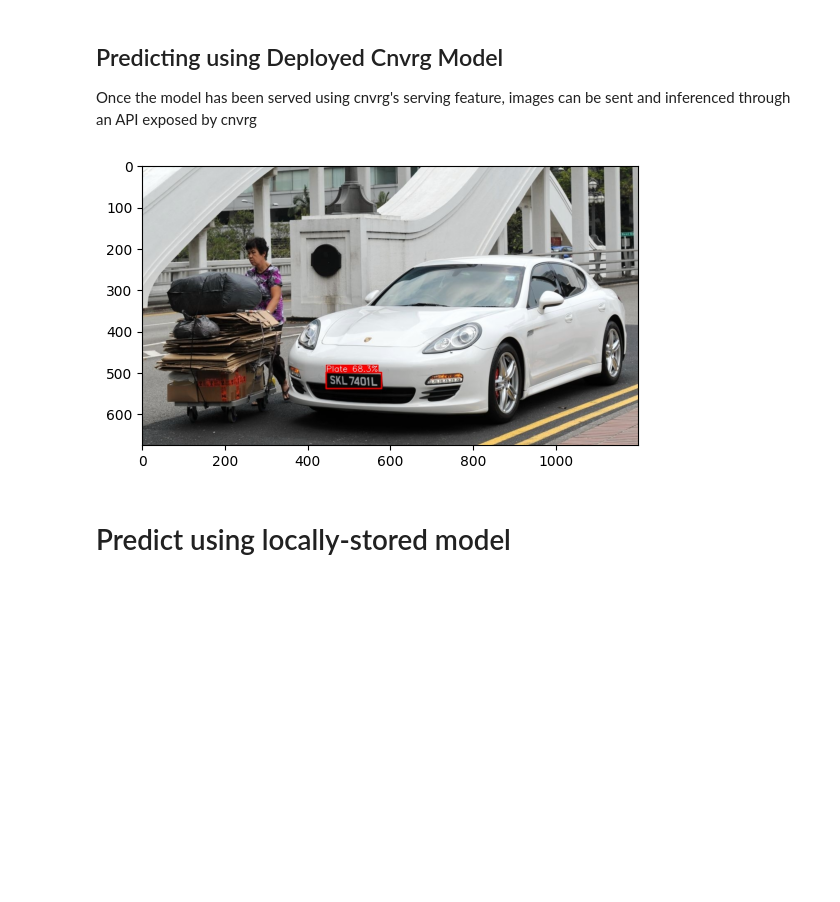
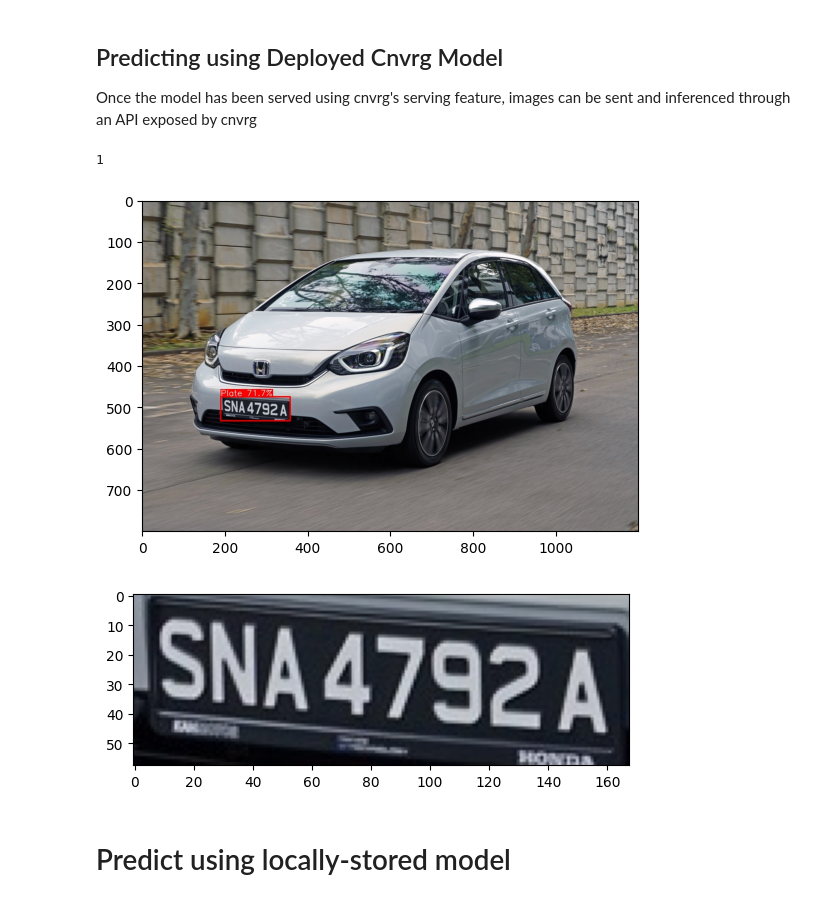
Before and after one commit to yxchia98/seeLPlates, a Jupyter notebook: cnvrg-predict.ipynb, the cells around one changed output. Drawn from its saved outputs; the diff is of its cells as text; code cells hidden in the pictures; blank space fills up the shorter version.

Commit message:
updated remote predict function

```diff
--- a/cnvrg-predict.ipynb
+++ b/cnvrg-predict.ipynb
@@ -14,39 +14,50 @@ import torch
 
 
 
-image = cv2.imread("test-images/06.jpg")
+image = cv2.imread("test-images/07.jpg")
 jpg_as_text = base64.b64encode(cv2.imencode('.jpg', image)[1]).decode()
 
-conn = http.client.HTTPSConnection("predict-lp-gpu-1.mlops.cnasg.dellcsc.com", 443)
+conn = http.client.HTTPSConnection("lpd-1.mlops.cnasg.dellcsc.com", 443)
 
 # payload = "{\"input_params\": \"" + image.tostring() + "\"}"
 
 payload = {
     'input_params': jpg_as_text
 }
 
 headers = {
-    'Cnvrg-Api-Key': "Y42BVQjkCW29XN7NsWrLuFSr",
+    'Cnvrg-Api-Key': "ZHHMa73cWyPe8BbTGVbMfu9t",
     'Content-Type': "application/json"
     }
 
 
-conn.request("POST", "/api/v1/endpoints/wirjudesd7xzvppzuqdy", json.dumps(payload), headers)
+conn.request("POST", "/api/v1/endpoints/lfqwxahxdvzzrfzdbeb8", json.dumps(payload), headers)
 
 res = conn.getresponse()
 data = res.read()
 data_formatted = json.loads(data.decode("utf-8"))
-pred_image_encoded = data_formatted['prediction']
+pred_image_encoded = data_formatted['prediction']['image']
+pred_cropped_images_encoded = data_formatted['prediction']['cropped_images']
+print(len(pred_cropped_images_encoded))
 pred_image = base64.b64decode(pred_image_encoded)
 pred_image_np = np.frombuffer(pred_image, dtype=np.uint8)
 # img = cv2.cvtColor(cv2.imdecode(pred_image_np, flags=1), cv2.COLOR_BGR2RGB)
 img = cv2.imdecode(pred_image_np, flags=1)
 
 plt.imshow(img)
 plt.show()
+
+# print out all cropped images
+for i in pred_cropped_images_encoded:
+    cropped_image = cv2.imdecode(np.frombuffer(base64.b64decode(i), dtype=np.uint8), flags=1)
+    plt.imshow(cropped_image)
+    plt.show()
+
 # print(data.decode("utf-8"))
 # %% [output]
+1
-[figure, old version]
+[figure, new version]
+[figure, added]
 # %% [markdown]
 # Predict using locally-stored model
 # %%
```
